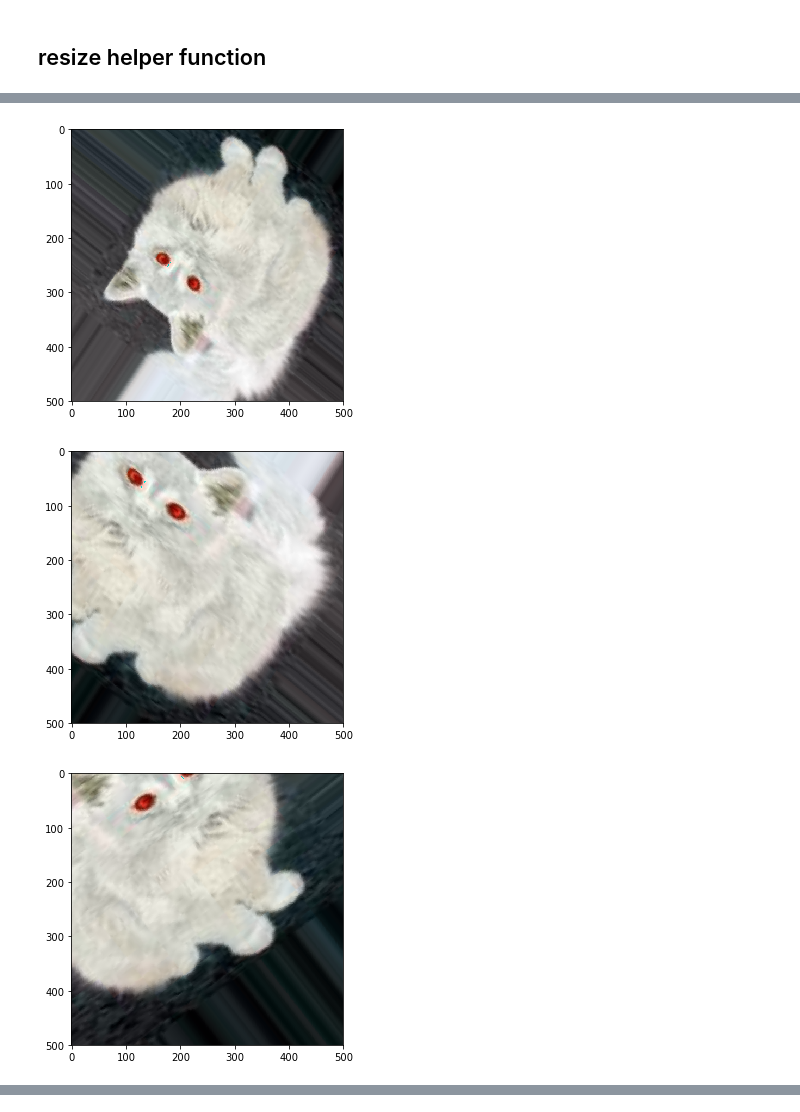
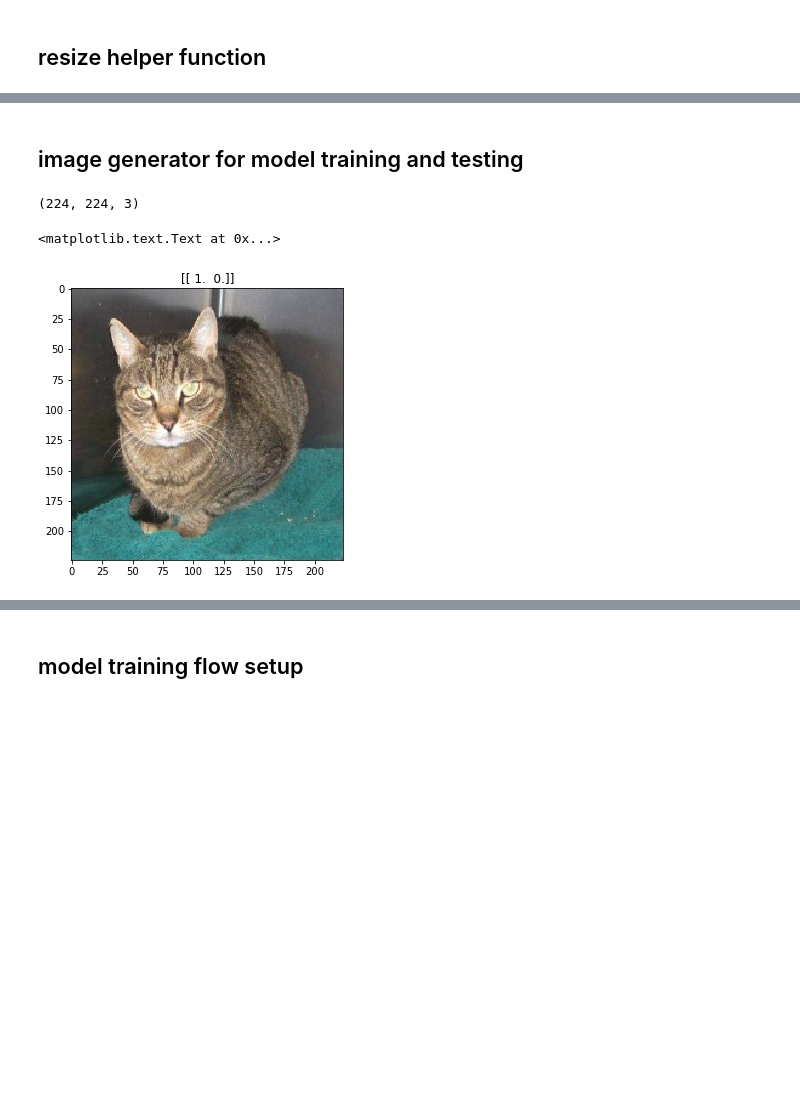
Before and after one commit to zwh42/DogVsCat, a Jupyter notebook: DogVsCatFlowSetup.ipynb, the cells around one changed output, grey strips where cells are left out. Cells and saved outputs as stored; diff of their text form; code cells hidden in the pictures; blank space fills up the shorter version.

Commit message:
add models

```diff
--- a/DogVsCatFlowSetup.ipynb
+++ b/DogVsCatFlowSetup.ipynb
@@ -23,6 +23,11 @@ from keras.layers.convolutional import Cropping2D, Convolution2D, MaxPooling2D
 from keras.layers.core import Lambda, Dense, Activation, Flatten
 from keras.preprocessing.image import ImageDataGenerator
 
+from keras.models import Model
+from keras.applications.resnet50 import ResNet50
+from keras.applications.vgg16 import VGG16
+from keras.applications.vgg19 import VGG19
+
 
 import matplotlib.pyplot as plt
 %matplotlib inline
@@ -31,7 +36,10 @@ plt.rcParams['figure.figsize'] = (10.0, 5.0)
 TRAIN_DATA_PATH_LIST = ["./train"]
 TEST_DATA_PATH_LIST = ["./test"]
 
+IMAGE_INPUT_SHAPE = (224, 224, 3)
+
 LABEL_LIST = sorted(["dog", "cat"])
 
 DO_VISUALIZE = True
+RUN_HOMEBREW_MODEL = False
 # %% [markdown]
@@ -136,7 +144,8 @@ most common cat image width:  [(499, 2914), (500, 2859), (349, 188), (300, 181),
 # %% [markdown]
 ## resize helper function
 # %%
-def resize_image(image, input_shape = (100, 100)):
-    resized_image = cv2.resize(image, input_shape)
+def resize_image(image, output_shape = (100, 100, 3)):
+    shape = (output_shape[0], output_shape[1])
+    resized_image = cv2.resize(image, shape)
     return resized_image
 # %% [markdown]
@@ -193,58 +277,39 @@ None
+# %% [markdown]
+## image generator for model training and testing
 # %%
-image_augment_generator = ImageDataGenerator(
-        rotation_range=40,
-        width_shift_range=0.2,
-        height_shift_range=0.2,
-        shear_range=0.2,
-        zoom_range=0.2,
-        horizontal_flip=True,
-        vertical_flip = True,
-        fill_mode='nearest')
-
-
-
-def sample_generator(samples, batch_size=1):
+def sample_generator(samples, batch_size=10):
 
     while True:
         samples = shuffle(samples)
         num_samples = len(samples)
         for offset in range(0, num_samples, batch_size):
             batch_samples = samples[offset:offset + batch_size]
             images = []
             one_hot_labels = []
 
             for sample in batch_samples:
                 image = cv2.imread(sample[1])
-                image = resize_image(image)
+                image = resize_image(image, output_shape = IMAGE_INPUT_SHAPE)
 
                 images.append(image)
                 one_hot_labels.append(sample[0])
-
                 #plt.imshow(image)
                 #plt.show()
-                temp_img = image.reshape((1,) + image.shape)
-
-                for i in range(5):
-                    augmented_image = next(image_augment_generator.flow(temp_img,   batch_size =3, save_to_dir="./data_gen"))[0, :]
-                    plt.imshow(augmented_image)
-                    plt.show()
-
-
-
-
 
             X_train = np.array(images)
             y_train = np.array(one_hot_labels)
 
             #print("y_train", y_train)
             yield shuffle(X_train, y_train)
 
 
-
-
-for i in range(1):
-    next(sample_generator(raw_samples))
+# generator unit test
+test_x, test_y = next(sample_generator(raw_samples, batch_size = 1))
+test_x = np.squeeze(test_x)
+print(test_x.shape)
+plt.imshow(cv2.cvtColor(test_x, cv2.COLOR_BGR2RGB))
+plt.title(str(test_y))
 # %% [output]
+(224, 224, 3)
+<matplotlib.text.Text at 0x...>
-[figure, old version]
+[figure, new version]
-[figure, removed]
-[figure, removed]
@@ -253,2 +316,4 @@ for i in range(1):
+# %% [markdown]
+## model training flow setup
 # %%
 def flow_setup():
```
Also changed, not shown: parts of 8 cells of this notebook, 2 other files.
